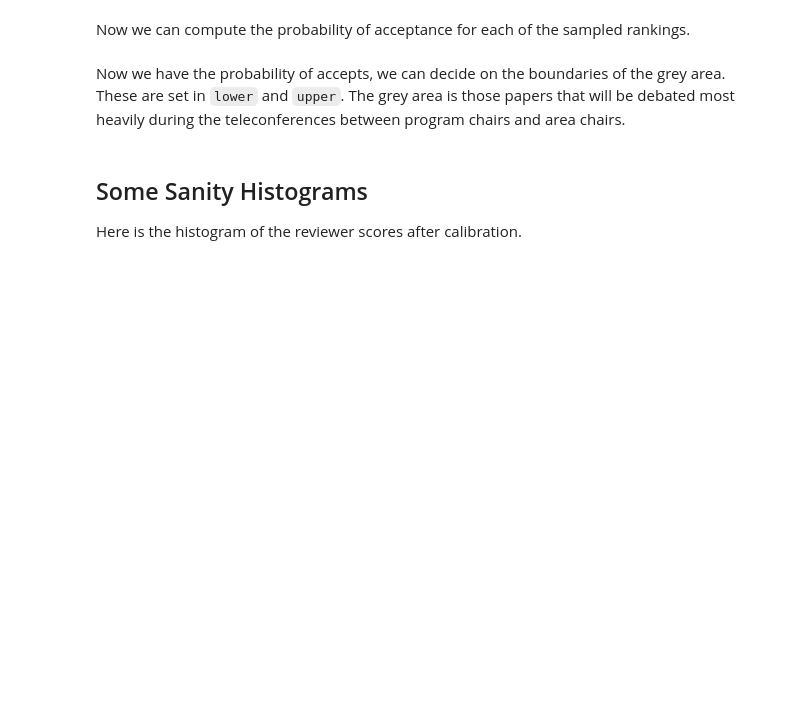
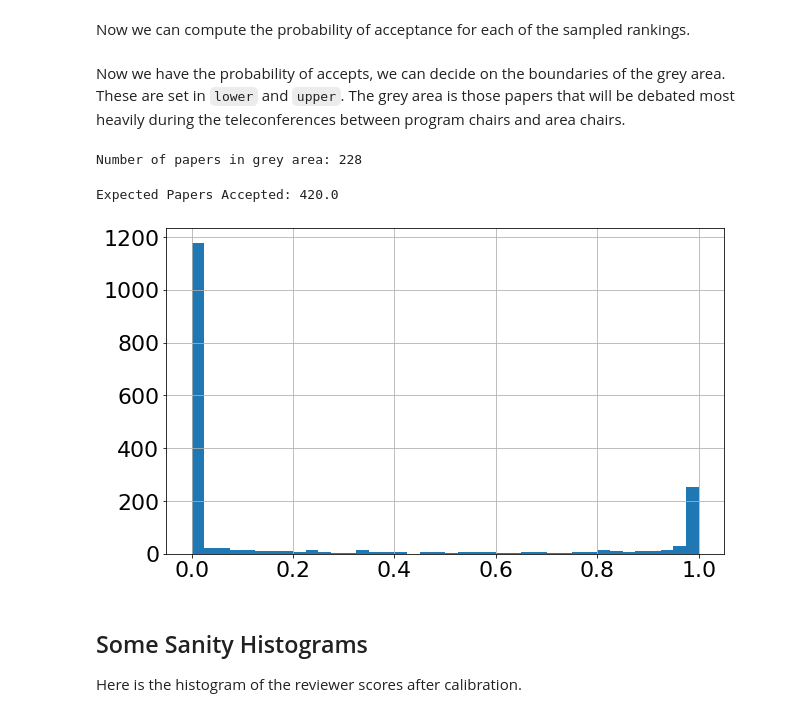
Before and after one commit to sods/neurips2014, a Jupyter notebook: Reviewer Calibration.ipynb, the cells around one changed output. Saved outputs shown, nothing was run; the diff lists cells and outputs as text; code cells hidden in the pictures; blank space fills up the shorter version.

```diff
--- a/Reviewer Calibration.ipynb
+++ b/Reviewer Calibration.ipynb
@@ -67,6 +62,9 @@ import GPy
 from scipy.sparse.csgraph import connected_components
 from scipy.linalg import solve_triangular
 
+import matplotlib.pyplot as plt
+plt.rcParams.update({'font.size': 22})
+
 date = '2014-09-06'
 # %% [markdown]
 ## Loading in the Data
@@ -110,7 +108,7 @@ kern2.name = 'K_b'
 # %% [markdown]
 Next, the covariance function is used to create a Gaussian process regression model with `X` as input and `y` as target. The covariance function is given by $\mathbf{K}_f + \mathbf{K}_b$.
 # %%
-model = GPy.models.GPRegression(X, y[:, None], kern1+kern2)
+model = GPy.models.GPRegression(X, y.to_numpy()[:, np.newaxis], kern1+kern2)
 model.optimize()
 # %% [output]
 <paramz.optimization.optimization.opt_lbfgsb at 0x...>
@@ -159,7 +171,8 @@ We can now sample from this posterior distribution of bias-adjusted scores joint
 number_accepts = 420 # 440 because of the 10% replication
 # %%
 # place this in a separate box, because sampling can take a while.
-score = np.random.multivariate_normal(mean=s, cov=covs, size=1000).T
+samples = 1000
+score = np.random.multivariate_normal(mean=s, cov=covs, size=samples).T
 # Use X1 which maps papers to paper/reviewer pairings to get the average score for each paper.
 paper_score = pd.DataFrame(np.dot(np.diag(1./X1.sum(0)), np.dot(X1.T, score)), index=X1.columns)
 # %% [markdown]
@@ -174,3 +187,5 @@ lower=0.1
 upper=0.9
 grey_area = ((prob_accept>lower) & (prob_accept<upper))
 print('Number of papers in grey area:', grey_area.sum())
+# %% [output]
+Number of papers in grey area: 228
@@ -177,8 +195,10 @@ print('Number of papers in grey area:', grey_area.sum())
 # %%
-%matplotlib inline
-import pylab as plt
+fig, ax = plt.subplots(figsize=plot.big_wide_figsize)
 print('Expected Papers Accepted:', prob_accept.sum())
-prob_accept.hist(bins=40)
+_ = prob_accept.hist(bins=40, ax=ax)
+# %% [output]
+Expected Papers Accepted: 420.0
+[figure, added]
 # %% [markdown]
 ## Some Sanity Histograms
 
```
Also changed, not shown: parts of 19 cells of this notebook, 4 other files.
